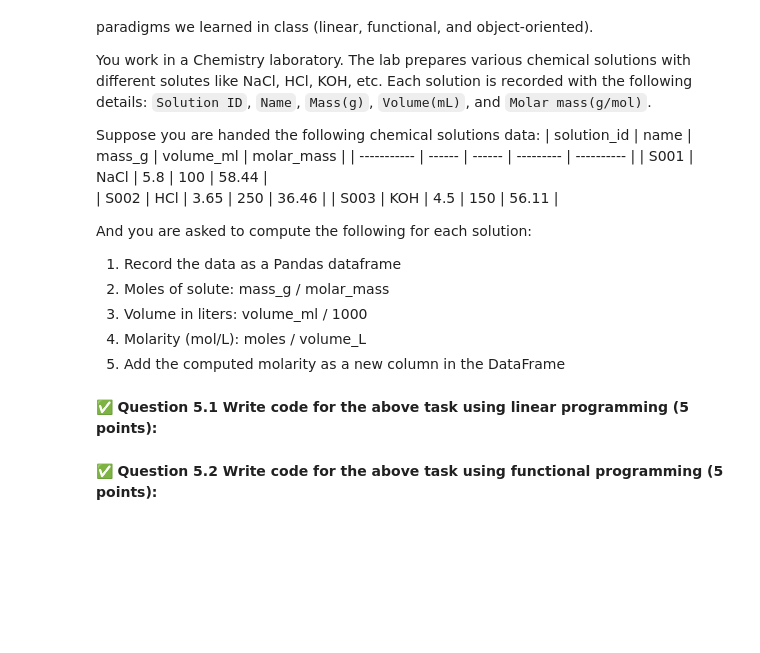
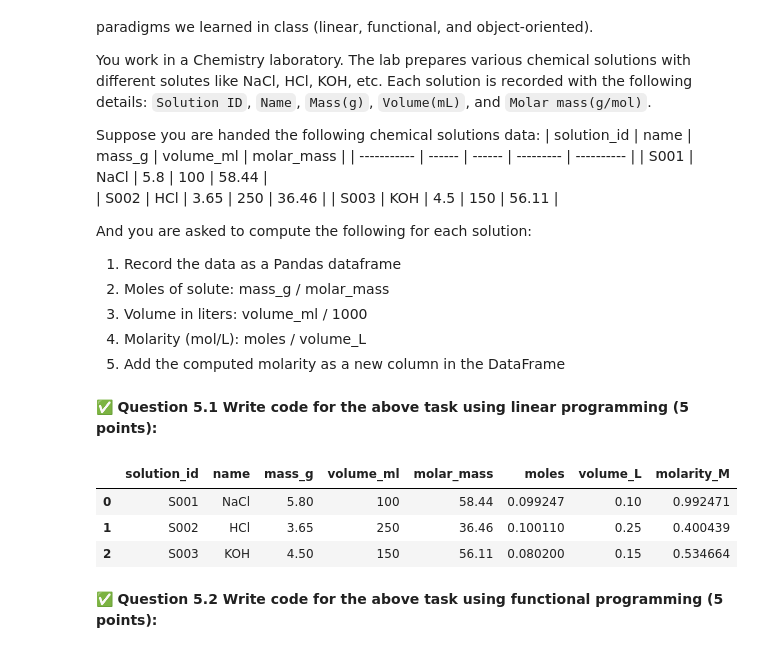
Before and after one commit to Rockypei/CMSE202-f25-turnin, a Jupyter notebook: CMSE202-Midterm-Section003-STUDENT-F25.ipynb, the cells around one changed output. Cells and saved outputs as stored; diff of their text form; code cells hidden in the pictures; blank space fills up the shorter version.

```diff
--- a/CMSE202-Midterm-Section003-STUDENT-F25.ipynb
+++ b/CMSE202-Midterm-Section003-STUDENT-F25.ipynb
@@ -407,6 +437,19 @@ And you are asked to compute the following for each solution:
 &#9989; **Question 5.1 Write code for the above task using linear programming (5 points):**
 # %%
 ### Put your code here
+data = [{"solution_id": "S001", "name": "NaCl", "mass_g": 5.8,  "volume_ml": 100, "molar_mass": 58.44},
+    {"solution_id": "S002", "name": "HCl",  "mass_g": 3.65, "volume_ml": 250, "molar_mass": 36.46},
+    {"solution_id": "S003", "name": "KOH",  "mass_g": 4.5,  "volume_ml": 150, "molar_mass": 56.11},]
+df_linear = pd.DataFrame(data)
+df_linear["moles"] = df_linear["mass_g"] / df_linear["molar_mass"]
+df_linear["volume_L"] = df_linear["volume_ml"] / 1000
+df_linear["molarity_M"] = df_linear["moles"] / df_linear["volume_L"]
+df_linear
+# %% [output]
+|  | solution_id | name | mass_g | volume_ml | molar_mass | moles | volume_L | molarity_M |
+| 0 | S001 | NaCl | 5.80 | 100 | 58.44 | 0.099247 | 0.10 | 0.992471 |
+| 1 | S002 | HCl | 3.65 | 250 | 36.46 | 0.100110 | 0.25 | 0.400439 |
+| 2 | S003 | KOH | 4.50 | 150 | 56.11 | 0.080200 | 0.15 | 0.534664 |
 # %% [markdown]
 &#9989; **Question 5.2 Write code for the above task using functional programming (5 points):**
 # %%
```
Also changed, not shown: parts of 3 cells of this notebook.
